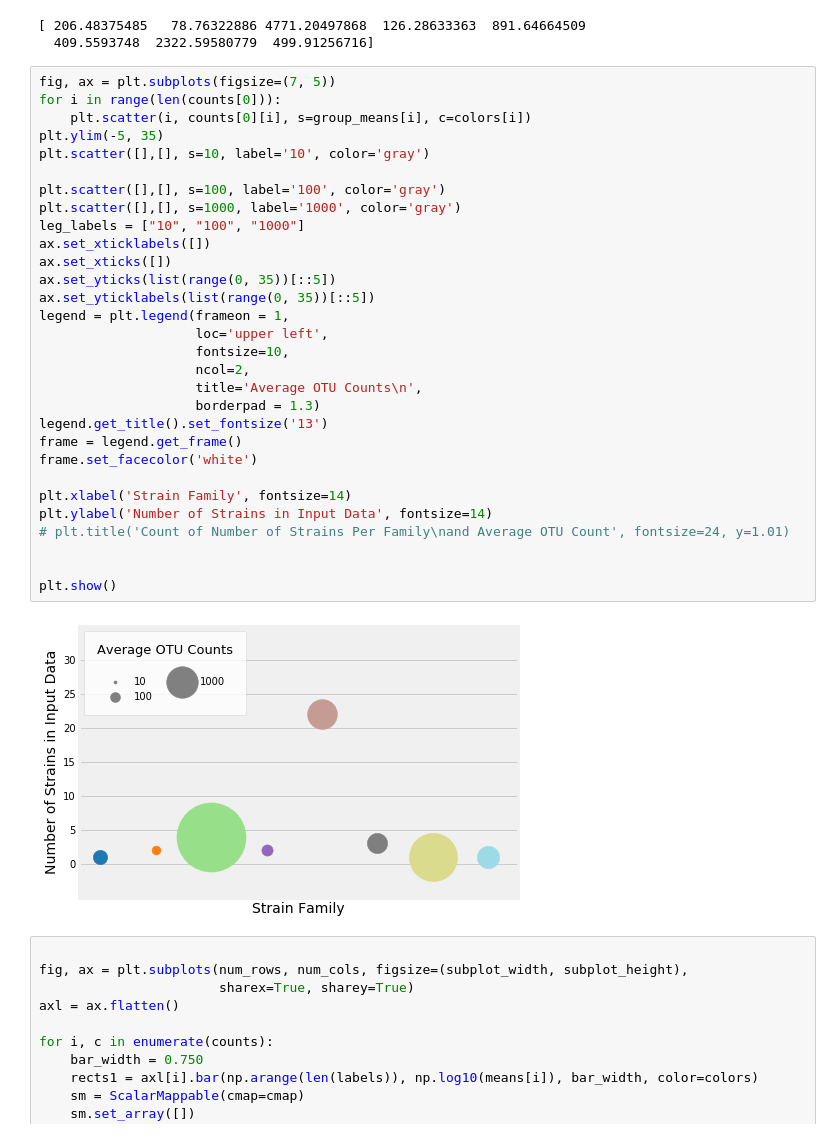
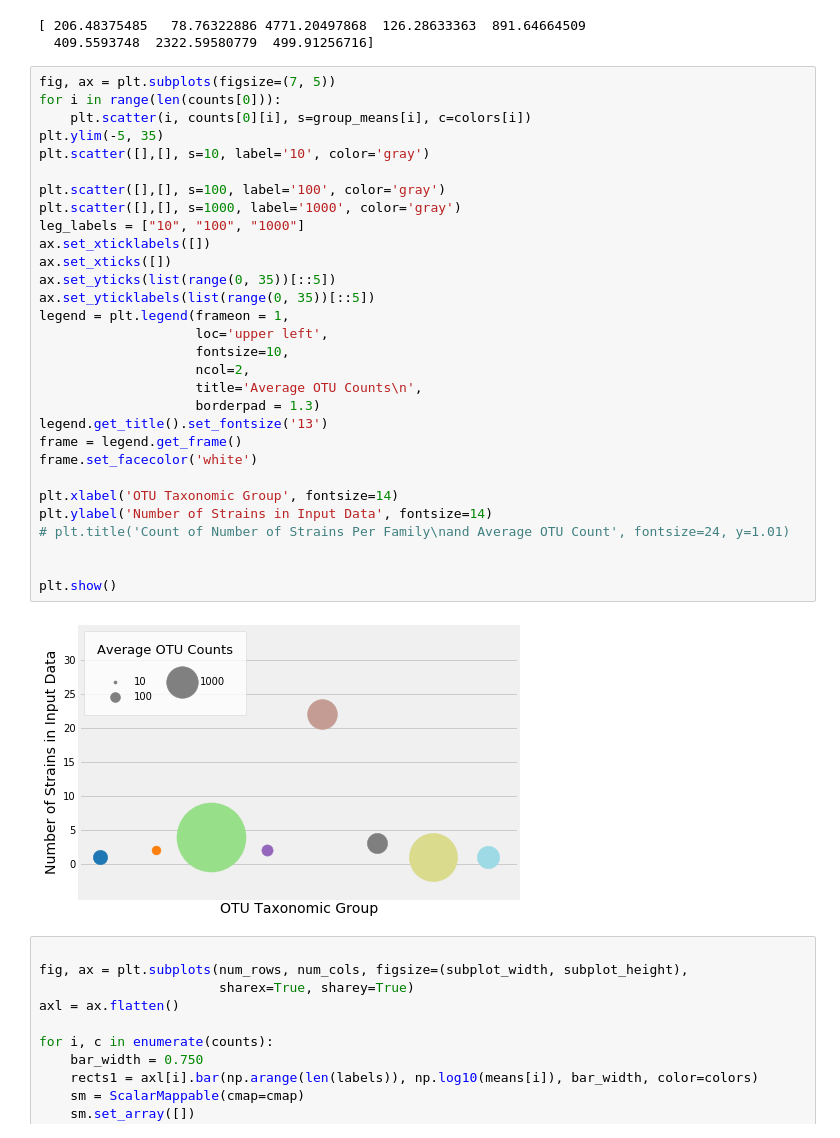
Before and after one commit to michaelwiest/microbiome-rnn, a Jupyter notebook: notebooks/Input Analysis.ipynb, the cells around one changed output. Cells and saved outputs as stored; diff of their text form.

```diff
--- a/notebooks/Input Analysis.ipynb
+++ b/notebooks/Input Analysis.ipynb
@@ -155,35 +155,35 @@ print(group_means)
 # %%
 fig, ax = plt.subplots(figsize=(7, 5))
 for i in range(len(counts[0])):
     plt.scatter(i, counts[0][i], s=group_means[i], c=colors[i])
 plt.ylim(-5, 35)
 plt.scatter([],[], s=10, label='10', color='gray')
 
 plt.scatter([],[], s=100, label='100', color='gray')
 plt.scatter([],[], s=1000, label='1000', color='gray')
 leg_labels = ["10", "100", "1000"]
 ax.set_xticklabels([])
 ax.set_xticks([])
 ax.set_yticks(list(range(0, 35))[::5])
 ax.set_yticklabels(list(range(0, 35))[::5])
 legend = plt.legend(frameon = 1,
                     loc='upper left',
                     fontsize=10,
                     ncol=2,
                     title='Average OTU Counts\n',
                     borderpad = 1.3)
 legend.get_title().set_fontsize('13')
 frame = legend.get_frame()
 frame.set_facecolor('white')
 
-plt.xlabel('Strain Family', fontsize=14)
+plt.xlabel('OTU Taxonomic Group', fontsize=14)
 plt.ylabel('Number of Strains in Input Data', fontsize=14)
 # plt.title('Count of Number of Strains Per Family\nand Average OTU Count', fontsize=24, y=1.01)
 
 
 plt.show()
 # %% [output]
-[figure, old version]
+[figure, new version]
 # %%
 
 fig, ax = plt.subplots(num_rows, num_cols, figsize=(subplot_width, subplot_height),
```
Also changed, not shown: parts of 10 cells of this notebook, 1 other file.
